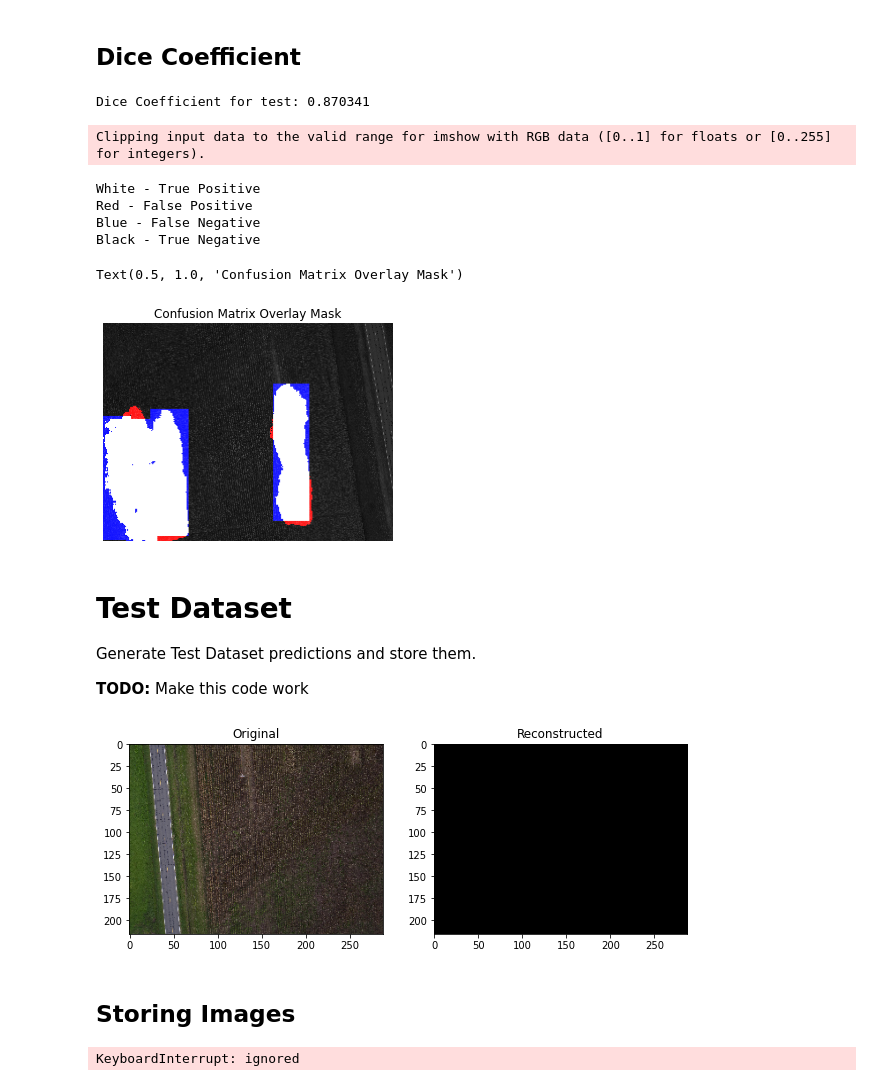
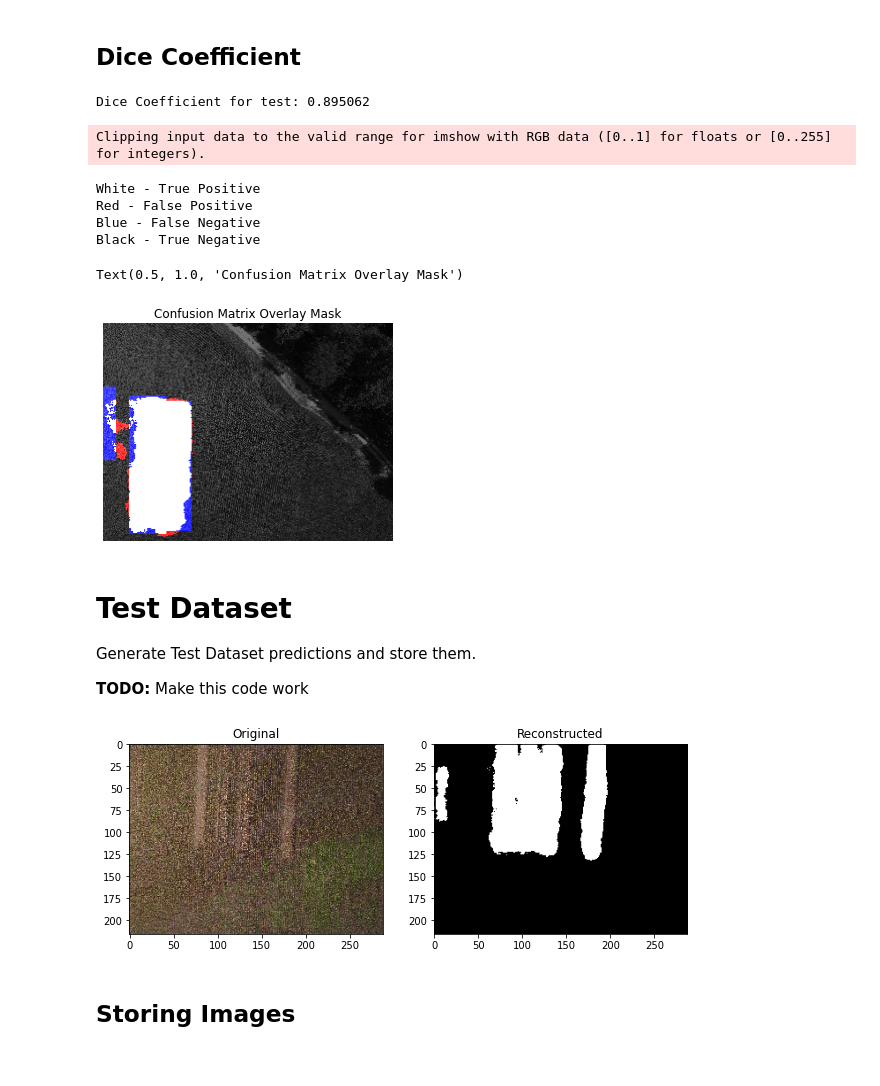
Before and after one commit to danmenloz/CropDamage, a Jupyter notebook: Segnet_Evaluation.ipynb, the cells around one changed output. Drawn from its saved outputs; the diff is of its cells as text; code cells hidden in the pictures.

Commit message:
Fixed code for storing images.

```diff
--- a/Segnet_Evaluation.ipynb
+++ b/Segnet_Evaluation.ipynb
@@ -208,7 +207,7 @@ Number of parameters: 167801129
 ## Load best model
 # %%
 # Run model in cell above to create segnet model
-model_best_path = '/content/drive/My Drive/ECE_542-Project_2/Colab Notebooks/segnet_best.pth'
+model_best_path = '/content/drive/My Drive/ECE_542-Project_2/Colab Notebooks/segnet_best_sigmoid.pth'
 ae_model.load_state_dict(torch.load(model_best_path))
 ae_model.eval()
 # %% [output]
@@ -355,7 +354,7 @@ test_intersection = np.logical_and(test_true.detach(), test_pred.detach())
 test_dice = 2 * test_intersection.sum() / (test_true.sum() + test_pred.sum())
 print('Dice Coefficient for test: %f' % (test_dice))
 # %% [output]
-Dice Coefficient for test: 0.870341
+Dice Coefficient for test: 0.895062
 # %%
 def get_confusion_matrix_intersection_mats(groundtruth, predicted):
   confusion_matrix_arrs = {}
@@ -406,7 +405,7 @@ Red - False Positive
 Blue - False Negative
 Black - True Negative
 Text(0.5, 1.0, 'Confusion Matrix Overlay Mask')
-[figure, old version]
+[figure, new version]
 # %% [markdown]
 # Test Dataset
 Generate Test Dataset predictions and store them.
@@ -428,18 +427,21 @@ test_data_loader = DataLoader(test_dataset, batch_size = batch_size, shuffle = T
 # %%
 # Visualization Original and Reconstructed Images
 images, labels = iter(test_data_loader).next()
 fig, axs = plt.subplots(1, 2, figsize=(10, 8))
 img = images[0].permute(1, 2, 0)
 axs[0].imshow(img)
 axs[0].title.set_text('Original')
 images = images.to(device)
-images_ae = ae_model(images)
-img_ae = images_ae[1][0, 0, :, :]
+_, images_ae = ae_model(images)
+
+img_ae = images_ae[0, 0, :, :] # [idx batch, channel, width, hegith]
 img_ae = img_ae.detach().cpu()
-axs[1].imshow(img_ae, cmap = 'gray')
+
+img_bool = img_ae > 0.5
+axs[1].imshow(img_bool, cmap = 'gray')
 axs[1].title.set_text('Reconstructed')
 # %% [output]
-[figure, old version]
+[figure, new version]
 # %% [markdown]
 ## Storing Images
 # %%
@@ -447,7 +449,7 @@ if store_predictions:
   # Predict Path
   predict_path = "/content/drive/My Drive/ECE_542-Project_2/Predict_segnet/"
   # Pytorch Dataloader
-  test_data_loader = DataLoader(test_dataset, batch_size = batch_size, shuffle = False, num_workers = 2)
+  # test_data_loader = DataLoader(test_dataset, batch_size = batch_size, shuffle = False, num_workers = 2)
   # Plot Images
   c = 0
   for test_images,_ in test_data_loader:
@@ -458,14 +460,12 @@ if store_predictions:
       recon_images = recon_images.detach().cpu()
       # mask_images = torch.argmax(recon_images, dim = 1)
       # mask_images = recon_images[:][0, 0, :, :]
-      mask_images = recon_images
+      mask_images = recon_images > 0.5
       # Upsample Image and store in predict path
       for i in range(len(mask_images)):
         mask_img = mask_images[i]
-        # mask_img = torch.unsqueeze(torch.unsqueeze(mask_img, dim = 0), dim = 0).float()
-        # mask_img = F.interpolate(mask_img, size = real_size)
-        mask_name = test_files[i + batch_size * c][-8:][:4] + ".png"
+        mask_img = torch.unsqueeze(mask_img, dim = 0).float() # (Batch x Channel x Height x Width) format
+        mask_img = F.interpolate(mask_img, size = real_size) # resize image to match input size
+        mask_name = test_files[i + batch_size * c][-8:][:4] + ".png" # generate image name
         save_image(mask_img, predict_path + mask_name)
       c += 1
-# %% [output]
-KeyboardInterrupt: ignored
```
Also changed, not shown: parts of 5 cells of this notebook.
